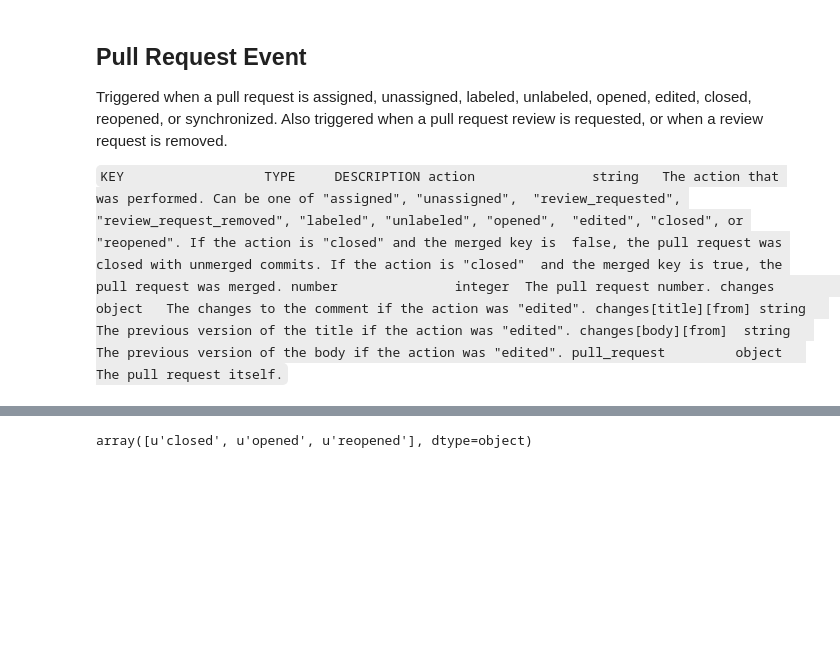
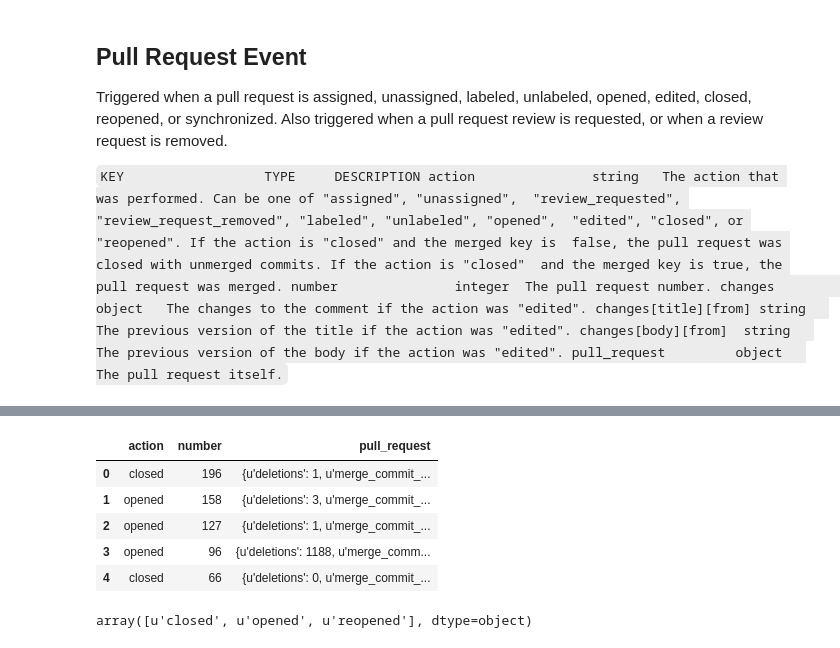
Before and after one commit to nicholas-alonzo/GitHub-Repo-Analysis, a Jupyter notebook: BigQueryProcessing_na.ipynb, the cells around one changed output, grey strips where cells are left out. Drawn from its saved outputs; the diff is of its cells as text; code cells hidden in the pictures; blank space fills up the shorter version.

```diff
--- a/BigQueryProcessing_na.ipynb
+++ b/BigQueryProcessing_na.ipynb
@@ -538,5 +540,14 @@ events[events['type'] == 'PullRequestEvent'].head()
 # %%
-pr_payload = pd.DataFrame(events['payload'][events['type'] == 'PullRequestEvent'].tolist())
+pr_payload = pd.DataFrame(PullRequestEvents['payload'].tolist())
+# %%
+pr_payload.head()
+# %% [output]
+|  | action | number | pull_request |
+| 0 | closed | 196 | {u'deletions': 1, u'merge_commit_... |
+| 1 | opened | 158 | {u'deletions': 3, u'merge_commit_... |
+| 2 | opened | 127 | {u'deletions': 1, u'merge_commit_... |
+| 3 | opened | 96 | {u'deletions': 1188, u'merge_comm... |
+| 4 | closed | 66 | {u'deletions': 0, u'merge_commit_... |
 # %%
 pr_payload['action'].unique()
 # %% [output]
```
Also changed, not shown: parts of 18 cells of this notebook.
